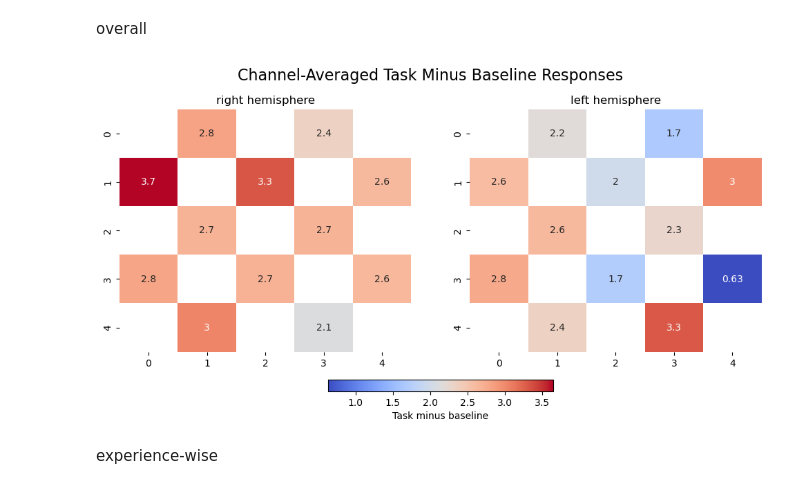
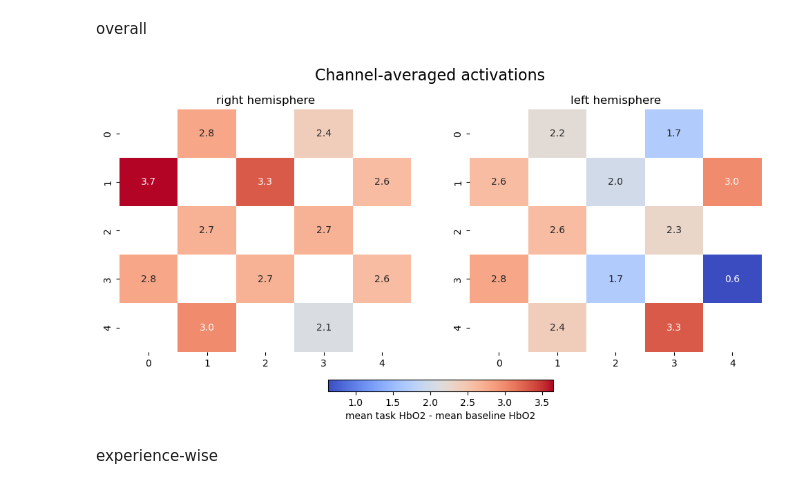
Before and after one commit to trubby22/spne-cw-2, a Jupyter notebook: code/main.ipynb, the cells around one changed output. Drawn from its saved outputs; the diff is of its cells as text; code cells hidden in the pictures.

```diff
--- a/code/main.ipynb
+++ b/code/main.ipynb
@@ -472,38 +475,41 @@ def plot_heatmap(experience_ix=None):
     # Loop through each hemisphere and plot on the respective axis
     for i, ax in enumerate(axes):
         sns.heatmap(
-            channel_arrays_filled[i],
+            np.round(channel_arrays_filled[i], 1),
             annot=True,
             cmap='coolwarm',
             cbar=False,  # Disable individual colorbars
             ax=ax,
             vmin=vmin,
-            vmax=vmax
+            vmax=vmax,
+            fmt=".1f"
         )
         ax.set_title(f'{hemisphere_names[i]} hemisphere')
 
     # Adjust the layout to allocate space below for the colorbar
     fig.subplots_adjust(bottom=0.2)
 
     # Add a shared horizontal colorbar below the subplots
     cbar = fig.colorbar(
         plt.cm.ScalarMappable(cmap='coolwarm', norm=plt.Normalize(vmin=vmin, vmax=vmax)),
         ax=axes,
         orientation='horizontal',
         fraction=0.04,
         pad=0.1
     )
-    cbar.set_label('Task minus baseline')
+    cbar.set_label('mean task HbO2 - mean baseline HbO2')
 
     # Add a super title for the entire figure
-    fig.suptitle(f'Channel-Averaged Task Minus Baseline Responses{experience_name}', fontsize=16)
+    fig.suptitle(f'Channel-averaged activations{experience_name}', fontsize=16)
+    suffix = f'-{experience_names[experience_ix]}' if experience_ix is not None else ""
+    plt.savefig(f'figures/heatmap{suffix}.svg', format='svg')
 
     # Show the plot
     plt.show()
 
 plot_heatmap()
 # %% [output]
-[figure, old version]
+[figure, new version]
 # %% [markdown]
 experience-wise
 # %%
```
Also changed, not shown: parts of 5 cells of this notebook, 7 other files.
